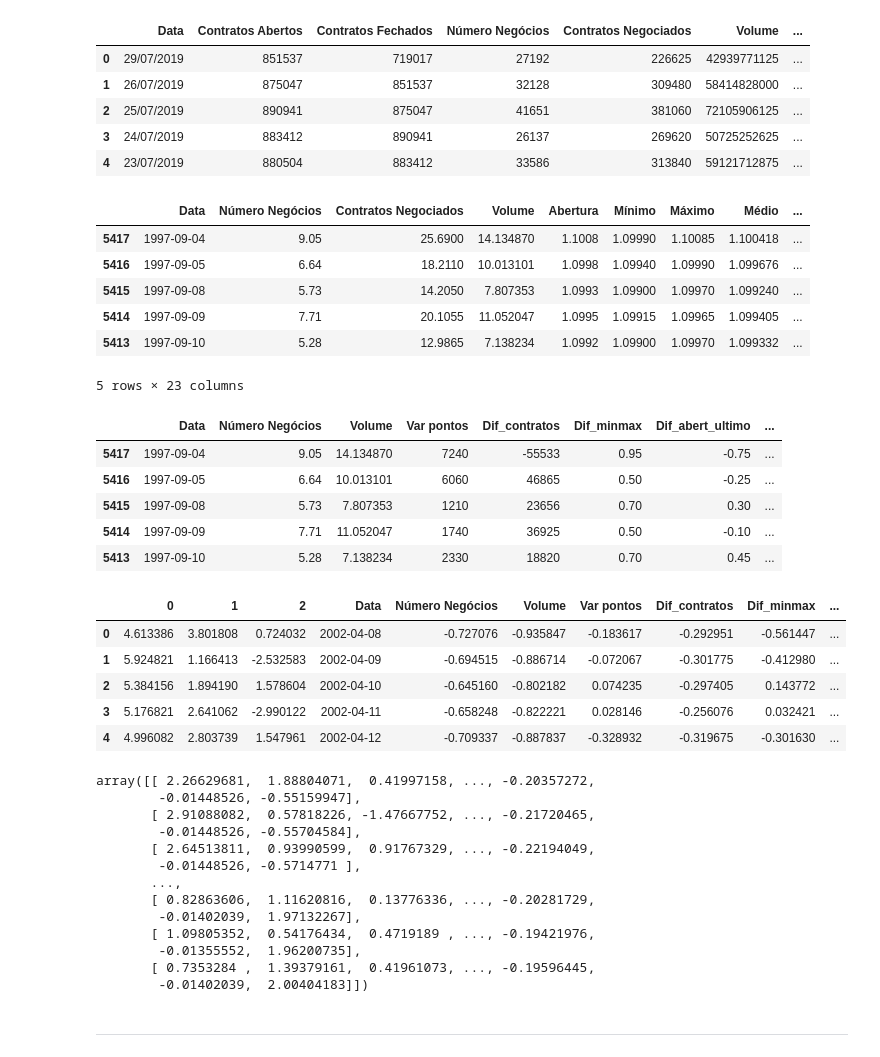
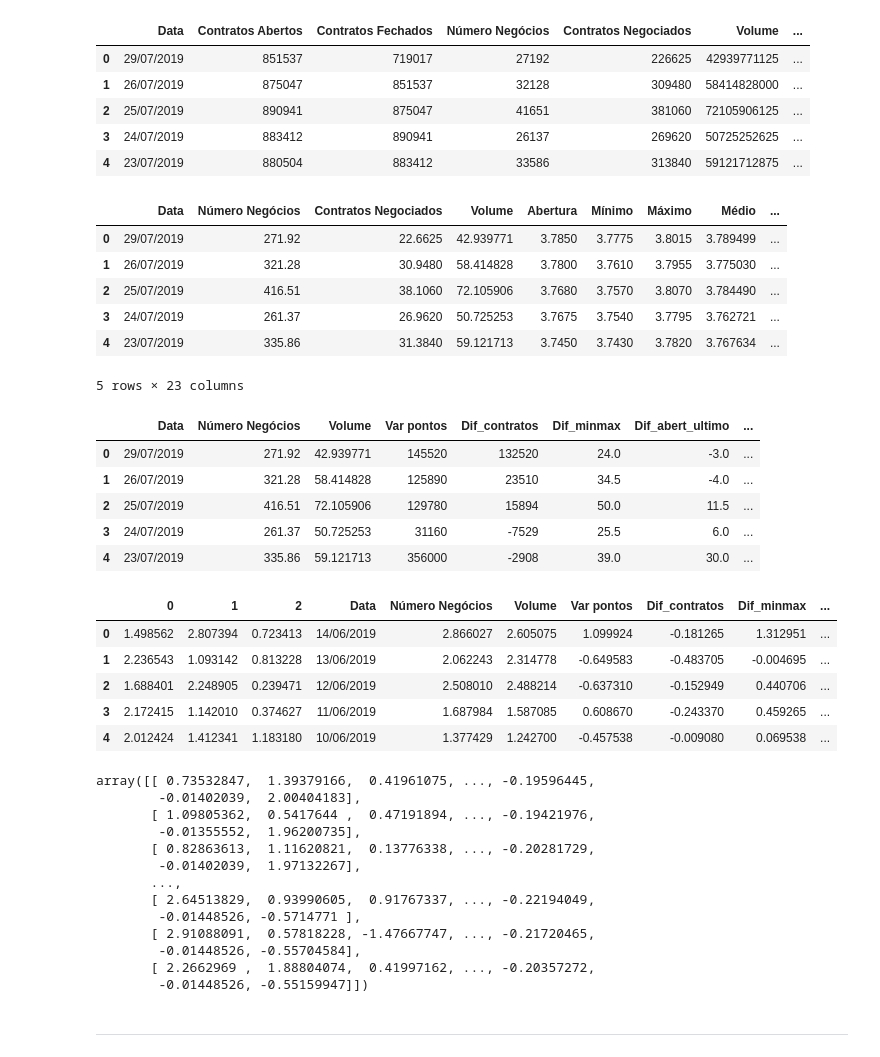
Before and after one commit to lucasalmada/Finance, a Jupyter notebook: Machine Codes/Modelo 2_ Ajuste_Atual_Ajuste_anterior.ipynb, the cells around one changed output. Saved outputs shown, nothing was run; the diff lists cells and outputs as text; code cells hidden in the pictures.

```diff
--- a/Machine Codes/Modelo 2_ Ajuste_Atual_Ajuste_anterior.ipynb
+++ b/Machine Codes/Modelo 2_ Ajuste_Atual_Ajuste_anterior.ipynb
@@ -36,38 +38,36 @@ df_total.head()
 # %%
 df = df_total.copy()
 
 df['Dif_contratos'] = df['Contratos Abertos'] -df['Contratos Fechados']
 df['Dif_minmax'] = (df['Máximo'] - df['Mínimo'])*1000
 df['Dif_abert_ultimo'] = (df['Último Preço'] - df['Abertura'])*1000
 df['Dif_abert_ajuste'] = (df['Ajuste'] - df['Abertura'])*1000
 df['Dif_abert_min'] = (df['Abertura'] - df['Mínimo'])*1000
 df['Dif_abert_max'] = (df['Abertura'] - df['Máximo'])*1000
 df['Dif_abert_medio'] = (df['Abertura'] - df['Médio'])*1000
 df['Dif_ajuste_ultimo'] = (df['Ajuste'] - df['Último Preço'])*1000
 df['Dif_ajuste_medio'] = (df['Ajuste'] - df['Médio'])*1000
 df['Dif_ultimacomp_ultimavend'] = (df['Última oferta de venda'] - df['Última oferta de compra'])*1000
 
 df['Contratos Negociados'] = df['Contratos Negociados']/10000
 df['Número Negócios'] = df['Número Negócios']/100
 df['Volume'] = df['Volume']/1000000000
 
 
 df = df.drop(columns = ['Contratos Abertos', 'Contratos Fechados'])
 
-df['Data'] = df['Data'].apply(lambda x: datetime.strptime(x, '%d/%m/%Y'))
-df = df.sort_values(by = 'Data')
 
 df_feature = df.set_index('Data') #Usado depois do treinamento
 
 
 df.head()
 # %% [output]
 |  | Data | Número Negócios | Contratos Negociados | Volume | Abertura | Mínimo | Máximo | Médio | ... |
-| 5417 | 1997-09-04 | 9.05 | 25.6900 | 14.134870 | 1.1008 | 1.09990 | 1.10085 | 1.100418 | ... |
-| 5416 | 1997-09-05 | 6.64 | 18.2110 | 10.013101 | 1.0998 | 1.09940 | 1.09990 | 1.099676 | ... |
-| 5415 | 1997-09-08 | 5.73 | 14.2050 | 7.807353 | 1.0993 | 1.09900 | 1.09970 | 1.099240 | ... |
-| 5414 | 1997-09-09 | 7.71 | 20.1055 | 11.052047 | 1.0995 | 1.09915 | 1.09965 | 1.099405 | ... |
-| 5413 | 1997-09-10 | 5.28 | 12.9865 | 7.138234 | 1.0992 | 1.09900 | 1.09970 | 1.099332 | ... |
+| 0 | 29/07/2019 | 271.92 | 22.6625 | 42.939771 | 3.7850 | 3.7775 | 3.8015 | 3.789499 | ... |
+| 1 | 26/07/2019 | 321.28 | 30.9480 | 58.414828 | 3.7800 | 3.7610 | 3.7955 | 3.775030 | ... |
+| 2 | 25/07/2019 | 416.51 | 38.1060 | 72.105906 | 3.7680 | 3.7570 | 3.8070 | 3.784490 | ... |
+| 3 | 24/07/2019 | 261.37 | 26.9620 | 50.725253 | 3.7675 | 3.7540 | 3.7795 | 3.762721 | ... |
+| 4 | 23/07/2019 | 335.86 | 31.3840 | 59.121713 | 3.7450 | 3.7430 | 3.7820 | 3.767634 | ... |
 5 rows × 23 columns
 # %%
 df_abert_old = df.copy()
@@ -90,11 +90,11 @@ df_abert_old['target'] = df_change
 df_abert_old.head()
 # %% [output]
 |  | Data | Número Negócios | Volume | Var pontos | Dif_contratos | Dif_minmax | Dif_abert_ultimo | ... |
-| 5417 | 1997-09-04 | 9.05 | 14.134870 | 7240 | -55533 | 0.95 | -0.75 | ... |
-| 5416 | 1997-09-05 | 6.64 | 10.013101 | 6060 | 46865 | 0.50 | -0.25 | ... |
-| 5415 | 1997-09-08 | 5.73 | 7.807353 | 1210 | 23656 | 0.70 | 0.30 | ... |
-| 5414 | 1997-09-09 | 7.71 | 11.052047 | 1740 | 36925 | 0.50 | -0.10 | ... |
-| 5413 | 1997-09-10 | 5.28 | 7.138234 | 2330 | 18820 | 0.70 | 0.45 | ... |
+| 0 | 29/07/2019 | 271.92 | 42.939771 | 145520 | 132520 | 24.0 | -3.0 | ... |
+| 1 | 26/07/2019 | 321.28 | 58.414828 | 125890 | 23510 | 34.5 | -4.0 | ... |
+| 2 | 25/07/2019 | 416.51 | 72.105906 | 129780 | 15894 | 50.0 | 11.5 | ... |
+| 3 | 24/07/2019 | 261.37 | 50.725253 | 31160 | -7529 | 25.5 | 6.0 | ... |
+| 4 | 23/07/2019 | 335.86 | 59.121713 | 356000 | -2908 | 39.0 | 30.0 | ... |
 # %%
 sc = StandardScaler()
 df_abert_old.iloc[:,1:-1]  = sc.fit_transform(df_abert_old.iloc[:,1:-1])
@@ -111,8 +111,7 @@ dataset = pca.fit_transform(df_moeda.iloc[:,1:])
 df_moeda_pca = pd.DataFrame(dataset)
 df_moeda_pca['Data'] = df_moeda.iloc[:,0:1]
 
-df_moeda_pca['Data'] = df_moeda_pca['Data'].apply(lambda x: datetime.strptime(x, '%d/%m/%Y'))
-df_moeda_pca = df_moeda_pca.sort_values(by = 'Data')
+
 
 
 df_abert = pd.merge(df_moeda_pca, df_abert_old, on = 'Data')
@@ -122,11 +121,11 @@ df_abert = pd.merge(df_moeda_pca, df_abert_old, on = 'Data')
 df_abert.head()
 # %% [output]
 |  | 0 | 1 | 2 | Data | Número Negócios | Volume | Var pontos | Dif_contratos | Dif_minmax | ... |
-| 0 | 4.613386 | 3.801808 | 0.724032 | 2002-04-08 | -0.727076 | -0.935847 | -0.183617 | -0.292951 | -0.561447 | ... |
-| 1 | 5.924821 | 1.166413 | -2.532583 | 2002-04-09 | -0.694515 | -0.886714 | -0.072067 | -0.301775 | -0.412980 | ... |
-| 2 | 5.384156 | 1.894190 | 1.578604 | 2002-04-10 | -0.645160 | -0.802182 | 0.074235 | -0.297405 | 0.143772 | ... |
-| 3 | 5.176821 | 2.641062 | -2.990122 | 2002-04-11 | -0.658248 | -0.822221 | 0.028146 | -0.256076 | 0.032421 | ... |
-| 4 | 4.996082 | 2.803739 | 1.547961 | 2002-04-12 | -0.709337 | -0.887837 | -0.328932 | -0.319675 | -0.301630 | ... |
+| 0 | 1.498562 | 2.807394 | 0.723413 | 14/06/2019 | 2.866027 | 2.605075 | 1.099924 | -0.181265 | 1.312951 | ... |
+| 1 | 2.236543 | 1.093142 | 0.813228 | 13/06/2019 | 2.062243 | 2.314778 | -0.649583 | -0.483705 | -0.004695 | ... |
+| 2 | 1.688401 | 2.248905 | 0.239471 | 12/06/2019 | 2.508010 | 2.488214 | -0.637310 | -0.152949 | 0.440706 | ... |
+| 3 | 2.172415 | 1.142010 | 0.374627 | 11/06/2019 | 1.687984 | 1.587085 | 0.608670 | -0.243370 | 0.459265 | ... |
+| 4 | 2.012424 | 1.412341 | 1.183180 | 10/06/2019 | 1.377429 | 1.242700 | -0.457538 | -0.009080 | 0.069538 | ... |
 # %%
 df_abert = df_abert.set_index('Data')
 index = df_abert.index
@@ -140,19 +139,19 @@ X = sc.fit_transform(X)
 #X = X.values
 X
 # %% [output]
-array([[ 2.26629681,  1.88804071,  0.41997158, ..., -0.20357272,
-        -0.01448526, -0.55159947],
-       [ 2.91088082,  0.57818226, -1.47667752, ..., -0.21720465,
+array([[ 0.73532847,  1.39379166,  0.41961075, ..., -0.19596445,
+        -0.01402039,  2.00404183],
+       [ 1.09805362,  0.5417644 ,  0.47191894, ..., -0.19421976,
+        -0.01355552,  1.96200735],
+       [ 0.82863613,  1.11620821,  0.13776338, ..., -0.20281729,
+        -0.01402039,  1.97132267],
+       ...,
+       [ 2.64513829,  0.93990605,  0.91767337, ..., -0.22194049,
+        -0.01448526, -0.5714771 ],
+       [ 2.91088091,  0.57818228, -1.47667747, ..., -0.21720465,
         -0.01448526, -0.55704584],
-       [ 2.64513811,  0.93990599,  0.91767329, ..., -0.22194049,
-        -0.01448526, -0.5714771 ],
-       ...,
-       [ 0.82863606,  1.11620816,  0.13776336, ..., -0.20281729,
-        -0.01402039,  1.97132267],
-       [ 1.09805352,  0.54176434,  0.4719189 , ..., -0.19421976,
-        -0.01355552,  1.96200735],
-       [ 0.7353284 ,  1.39379161,  0.41961073, ..., -0.19596445,
-        -0.01402039,  2.00404183]])
+       [ 2.2662969 ,  1.88804074,  0.41997162, ..., -0.20357272,
+        -0.01448526, -0.55159947]])
 # %%
 df_final = pd.DataFrame(X,index = index)
 # %% [markdown]
```
Also changed, not shown: parts of 3 cells of this notebook.
